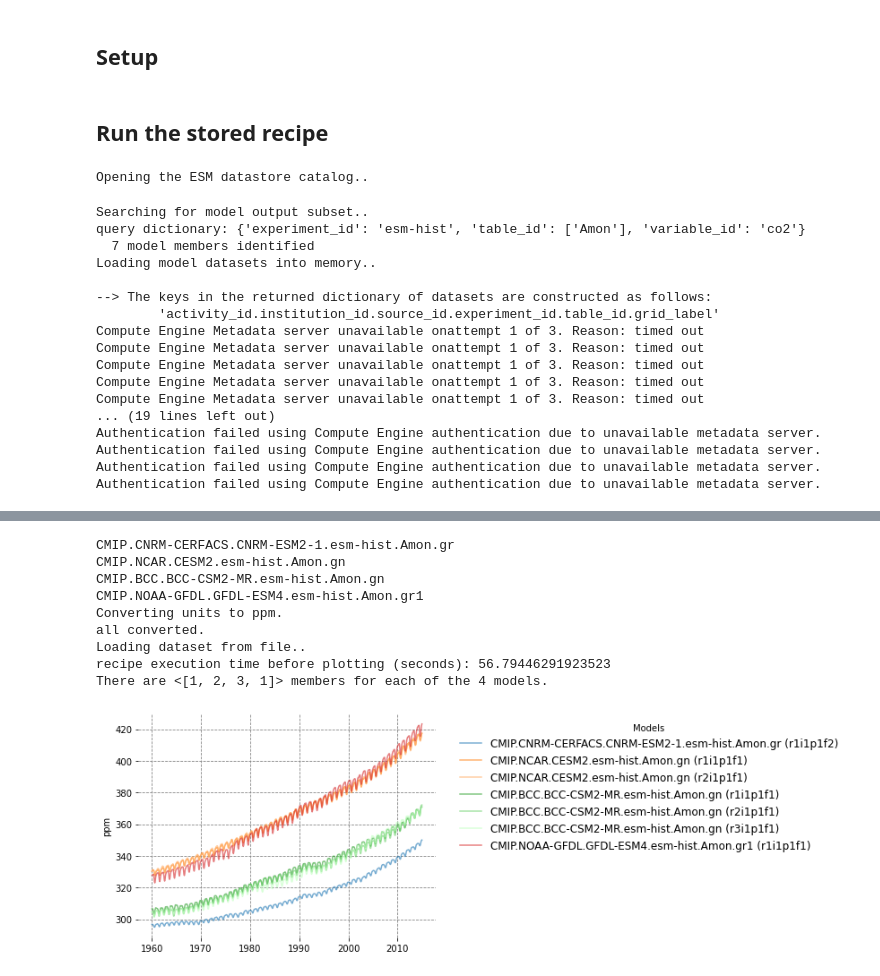
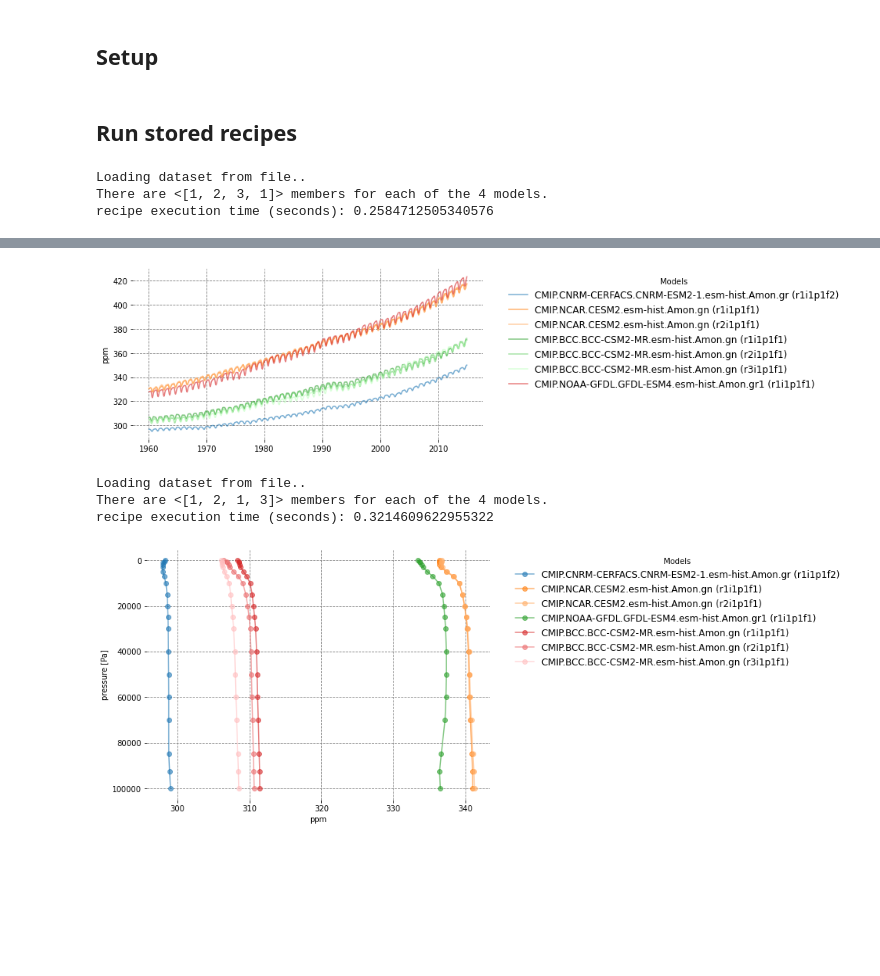
Before and after one commit to E3SM-Project/gdess, a Jupyter notebook: notebooks/demo/cmip_plotting.ipynb, the cells around one changed output, grey strips where cells are left out. Drawn from its saved outputs; the diff is of its cells as text; code cells hidden in the pictures; blank space fills up the shorter version.

Commit message:
add vertical profile and zonal mean plots to demo notebook

```diff
--- a/notebooks/demo/cmip_plotting.ipynb
+++ b/notebooks/demo/cmip_plotting.ipynb
@@ -26,27 +26,13 @@ In this notebook, we will create visualizations of:
 # %%
 import co2_diag.dataset_operations as co2ops
 # %% [markdown]
-## Run the stored recipe
+## Run stored recipes
 # %%
-param_kw={'start_yr': "1970"}
-cmip_obj = co2ops.cmip.Collection.run_recipe_for_timeseries(load_from_file='cmip_obj.latest_executed_datasets.pickle',
+param_kw={'start_yr': "1970",
+          'results_dir': '/Users/kauf418/projects/e3sm_co2_transport_evaluation/2_ExperimentFolder/e3sm_co2_diag/notebooks/demo/'}
+cmip_collection = co2ops.cmip.Collection.run_recipe_for_timeseries(load_from_file='cmip_timeseries_plot_datasets_start1960.pickle',
                                                             param_kw=param_kw, verbose='INFO')
 # %% [output]
-Opening the ESM datastore catalog..
+Loading dataset from file..
+There are <[1, 2, 3, 1]> members for each of the 4 models.
+recipe execution time (seconds): 0.2584712505340576
-Searching for model output subset..
-query dictionary: {'experiment_id': 'esm-hist', 'table_id': ['Amon'], 'variable_id': 'co2'}
-  7 model members identified
-Loading model datasets into memory..
-
---> The keys in the returned dictionary of datasets are constructed as follows:
-        'activity_id.institution_id.source_id.experiment_id.table_id.grid_label'
-Compute Engine Metadata server unavailable onattempt 1 of 3. Reason: timed out
-Compute Engine Metadata server unavailable onattempt 1 of 3. Reason: timed out
-Compute Engine Metadata server unavailable onattempt 1 of 3. Reason: timed out
-Compute Engine Metadata server unavailable onattempt 1 of 3. Reason: timed out
-Compute Engine Metadata server unavailable onattempt 1 of 3. Reason: timed out
-... (19 lines left out)
-Authentication failed using Compute Engine authentication due to unavailable metadata server.
-Authentication failed using Compute Engine authentication due to unavailable metadata server.
-Authentication failed using Compute Engine authentication due to unavailable metadata server.
-Authentication failed using Compute Engine authentication due to unavailable metadata server.
@@ -54,10 +39,12 @@ Authentication failed using Compute Engine authentication due to unavailable met
-CMIP.CNRM-CERFACS.CNRM-ESM2-1.esm-hist.Amon.gr
-CMIP.NCAR.CESM2.esm-hist.Amon.gn
-CMIP.BCC.BCC-CSM2-MR.esm-hist.Amon.gn
-CMIP.NOAA-GFDL.GFDL-ESM4.esm-hist.Amon.gr1
-Converting units to ppm.
-all converted.
-Loading dataset from file..
-recipe execution time before plotting (seconds): 56.79446291923523
-There are <[1, 2, 3, 1]> members for each of the 4 models.
-[figure, old version]
+[figure, new version]
+# %%
+param_kw={'start_yr': "1970",
+          'end_yr': "1971",
+          'results_dir': '/Users/kauf418/projects/e3sm_co2_transport_evaluation/2_ExperimentFolder/e3sm_co2_diag/notebooks/demo/'}
+cmip_collection = co2ops.cmip.Collection.run_recipe_for_vertical_profile(load_from_file='cmip_vertical_plot_datasets.pickle',
+                                                                         param_kw=param_kw, verbose='INFO')
+# %% [output]
+Loading dataset from file..
+There are <[1, 2, 1, 3]> members for each of the 4 models.
+recipe execution time (seconds): 0.3214609622955322
+[figure, added]
```
Also changed, not shown: parts of 3 cells of this notebook.
